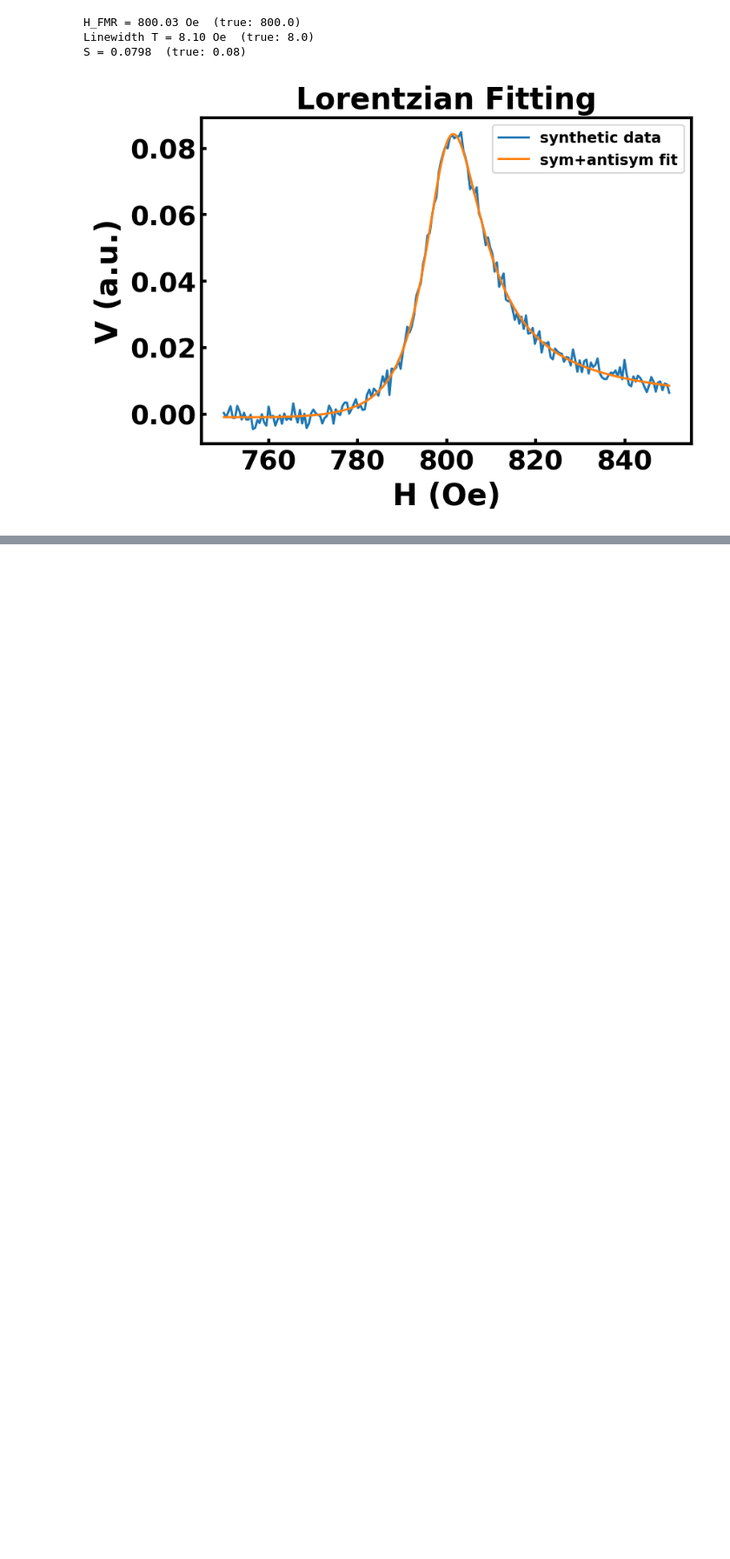
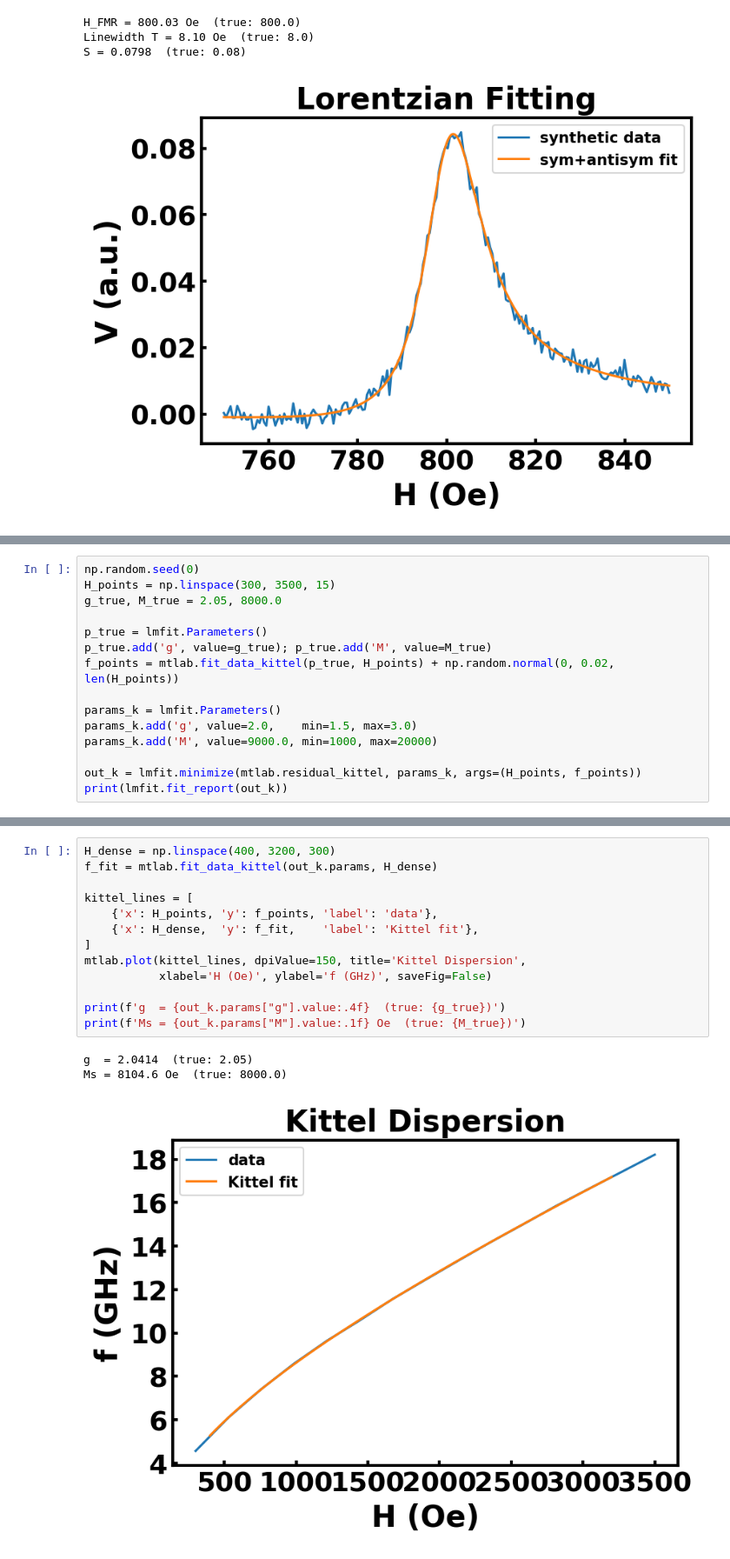
Before and after one commit to ttt50966/mtlab, a Jupyter notebook: example_usage.ipynb, the cells around one changed output, grey strips where cells are left out. Shown at 87% size. Drawn from its saved outputs; the diff is of its cells as text; blank space fills up the shorter version.

Commit message:
feat: add Kittel dispersion and Gilbert damping sections to notebook
Co-Authored-By: Claude Sonnet 4.6 <noreply@anthropic.com>

```diff
--- a/example_usage.ipynb
+++ b/example_usage.ipynb
@@ -211,0 +220,15 @@ S = 0.0798  (true: 0.08)
+# %%
+np.random.seed(0)
+H_points = np.linspace(300, 3500, 15)
+g_true, M_true = 2.05, 8000.0
+
+p_true = lmfit.Parameters()
+p_true.add('g', value=g_true); p_true.add('M', value=M_true)
+f_points = mtlab.fit_data_kittel(p_true, H_points) + np.random.normal(0, 0.02, len(H_points))
+
+params_k = lmfit.Parameters()
+params_k.add('g', value=2.0,    min=1.5, max=3.0)
+params_k.add('M', value=9000.0, min=1000, max=20000)
+
+out_k = lmfit.minimize(mtlab.residual_kittel, params_k, args=(H_points, f_points))
+print(lmfit.fit_report(out_k))
@@ -211,0 +250,17 @@ S = 0.0798  (true: 0.08)
+# %%
+H_dense = np.linspace(400, 3200, 300)
+f_fit = mtlab.fit_data_kittel(out_k.params, H_dense)
+
+kittel_lines = [
+    {'x': H_points, 'y': f_points, 'label': 'data'},
+    {'x': H_dense,  'y': f_fit,    'label': 'Kittel fit'},
+]
+mtlab.plot(kittel_lines, dpiValue=150, title='Kittel Dispersion',
+           xlabel='H (Oe)', ylabel='f (GHz)', saveFig=False)
+
+print(f'g  = {out_k.params["g"].value:.4f}  (true: {g_true})')
+print(f'Ms = {out_k.params["M"].value:.1f} Oe  (true: {M_true})')
+# %% [output]
+g  = 2.0414  (true: 2.05)
+Ms = 8104.6 Oe  (true: 8000.0)
+[figure, added]
```
Also changed, not shown: parts of 5 cells of this notebook.
